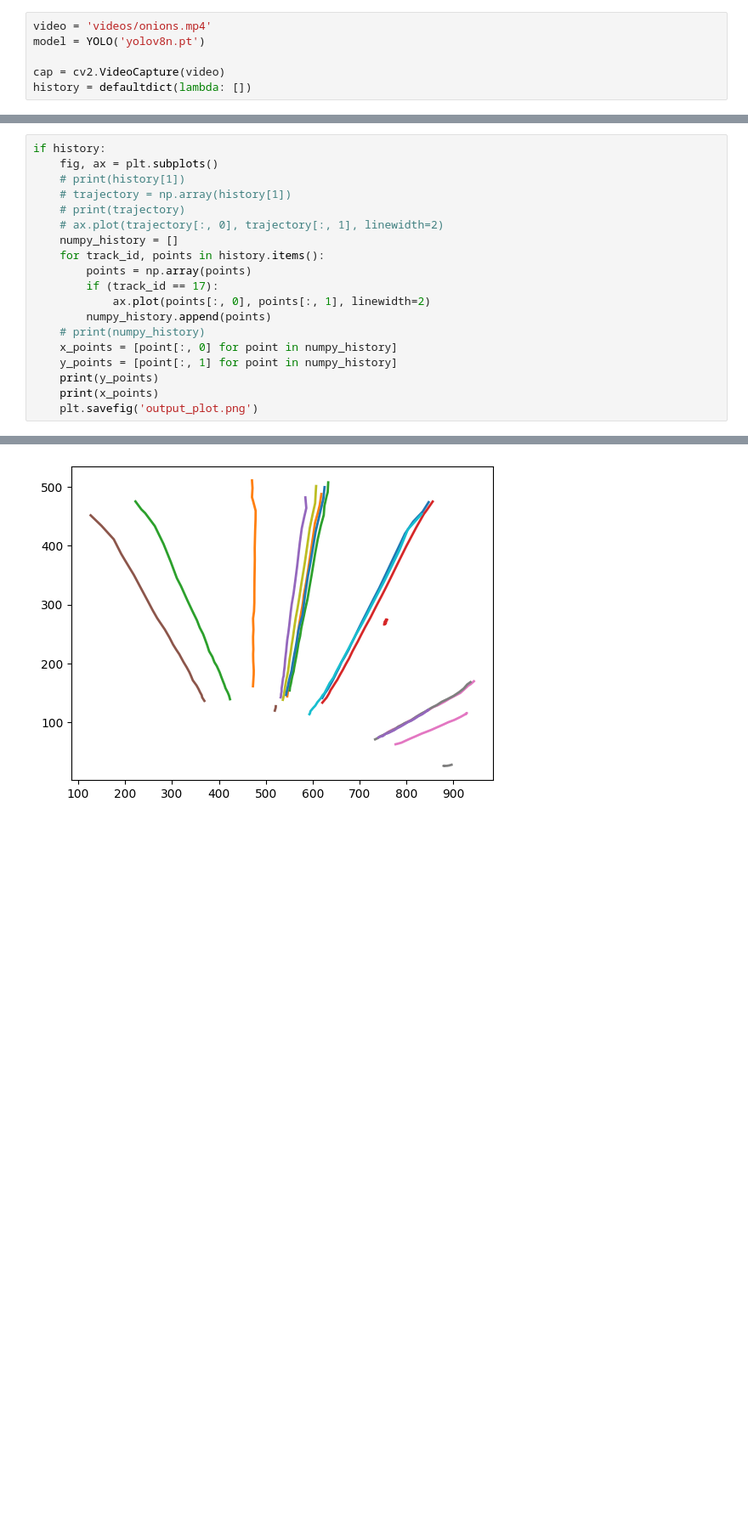
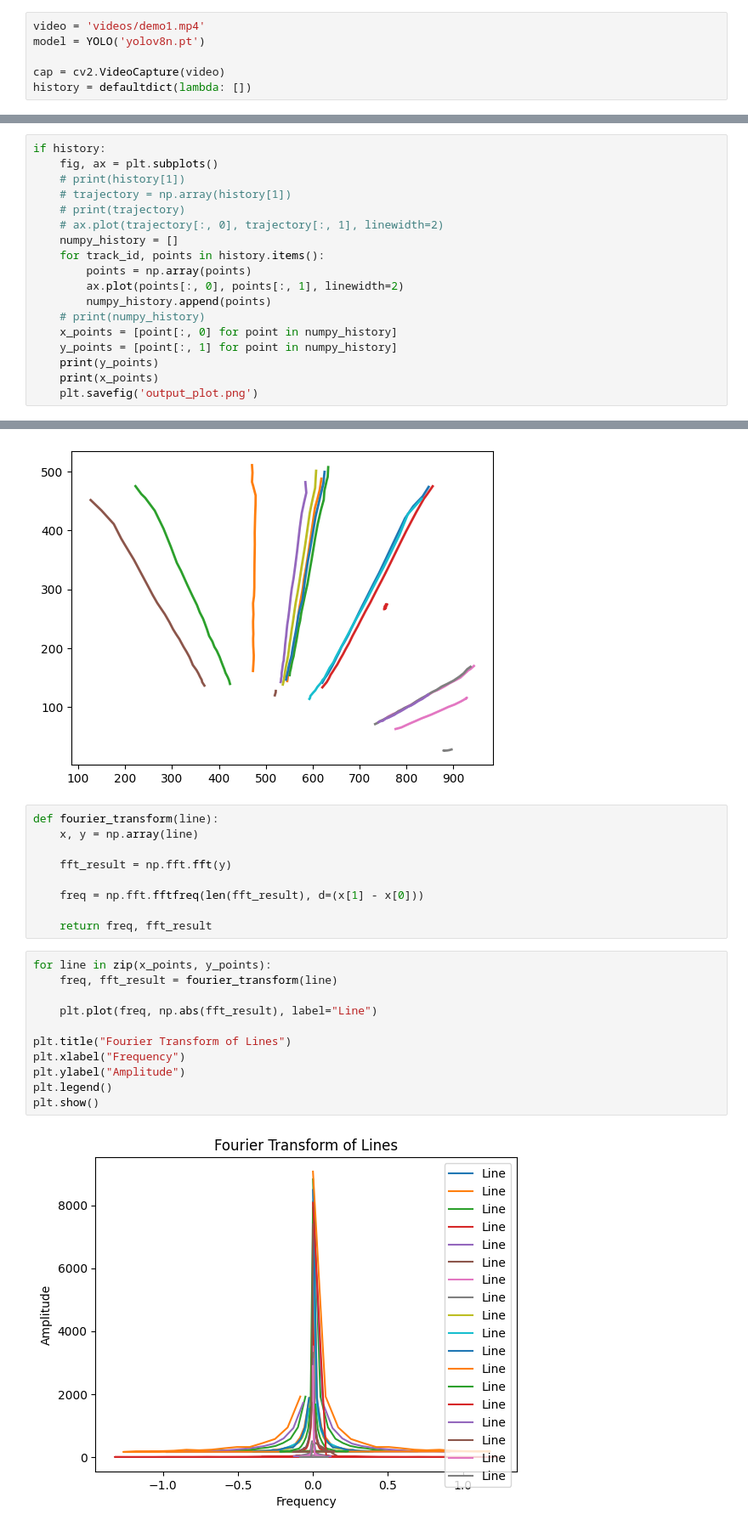
Before and after one commit to michael-han-dev/QHacks2024, a Jupyter notebook: tracking.ipynb, the cells around one changed output, grey strips where cells are left out. Shown at 85% size. Saved outputs shown, nothing was run; the diff lists cells and outputs as text; blank space fills up the shorter version.

```diff
--- a/tracking.ipynb
+++ b/tracking.ipynb
@@ -5,7 +5,7 @@ import numpy as np
 from collections import defaultdict
 import matplotlib.pyplot as plt
 # %%
-video = 'videos/onions.mp4'
+video = 'videos/demo1.mp4'
 model = YOLO('yolov8n.pt')
 
 cap = cv2.VideoCapture(video)
@@ -72,8 +72,7 @@ if history:
     numpy_history = []
     for track_id, points in history.items():
         points = np.array(points)
-        if (track_id == 17):
-            ax.plot(points[:, 0], points[:, 1], linewidth=2)
+        ax.plot(points[:, 0], points[:, 1], linewidth=2)
         numpy_history.append(points)
     # print(numpy_history)
     x_points = [point[:, 0] for point in numpy_history]
@@ -100,6 +99,28 @@ if history:
             218.75,      199.27,      191.51,       175.8,      149.28,       126.4]), array([     776.99,         783,      789.64,      796.91,      804.98,      814.24,      817.72,      824.35,    ...
             928.64,       928.5,      928.37,      928.26,      928.16,      928.08]), array([     896.42,      891.42,      886.46,      880.88,      879.33,      878.99,      879.02,      879.14,    ...
 [figure]
+# %%
+def fourier_transform(line):
+    x, y = np.array(line)
+
+    fft_result = np.fft.fft(y)
+
+    freq = np.fft.fftfreq(len(fft_result), d=(x[1] - x[0]))
+
+    return freq, fft_result
+# %%
+for line in zip(x_points, y_points):
+    freq, fft_result = fourier_transform(line)
+
+    plt.plot(freq, np.abs(fft_result), label="Line")
+
+plt.title("Fourier Transform of Lines")
+plt.xlabel("Frequency")
+plt.ylabel("Amplitude")
+plt.legend()
+plt.show()
+# %% [output]
+[figure, added]
 # %%
 from sklearn import linear_model
 from sklearn.metrics import mean_squared_error, r2_score
```
Also changed, not shown: parts of 1 cell of this notebook.
